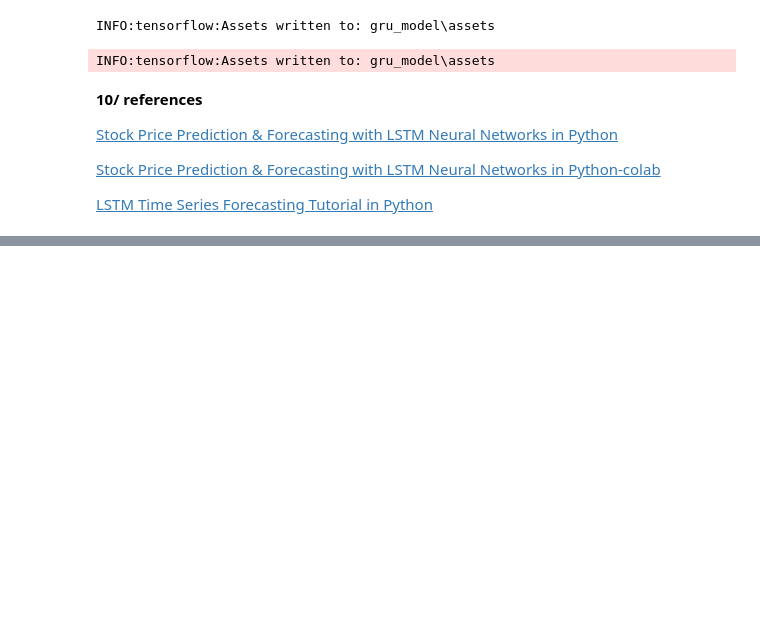
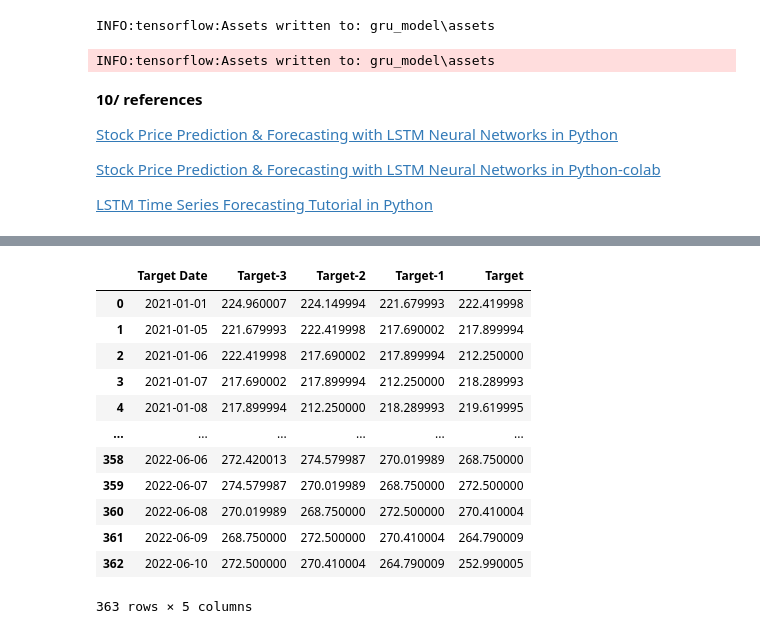
Before and after one commit to iteam1/predict-series-data-with-RNN, a Jupyter notebook: notebook.ipynb, the cells around one changed output, grey strips where cells are left out. Drawn from its saved outputs; the diff is of its cells as text; code cells hidden in the pictures; blank space fills up the shorter version.

```diff
--- a/notebook.ipynb
+++ b/notebook.ipynb
@@ -834,0 +851,15 @@ INFO:tensorflow:Assets written to: gru_model\assets
+# %%
+df1 = df.copy()
+df1 = df1[['Date','Close']]
+# %%
+def str_to_datetime(s):
+    '''
+    Convert string to datetime format
+    '''
+    split = s.split('-')
+    year,month,day = int(split[0]),int(split[1]),int(split[2])
+    return datetime.datetime(year= year,month=month, day=day)
+
+# test your function
+datetime_object = str_to_datetime(df1['Date'][0])
+datetime_object
@@ -834,0 +868,7 @@ INFO:tensorflow:Assets written to: gru_model\assets
+# %%
+# apply the function to 'Date' column
+df1['Date'] = df1['Date'].apply(str_to_datetime)
+# %%
+# set the index is Date column
+df1.index = df1.pop('Date')
+df1
@@ -834,0 +940,19 @@ INFO:tensorflow:Assets written to: gru_model\assets
+# %%
+seq_len = 3
+# Start day second time around: '2021-03-25'
+windowed_df = df_to_windowed_df(df1, '2021-01-01', '2022-06-10', n=seq_len)
+windowed_df
+# %% [output]
+|  | Target Date | Target-3 | Target-2 | Target-1 | Target |
+| 0 | 2021-01-01 | 224.960007 | 224.149994 | 221.679993 | 222.419998 |
+| 1 | 2021-01-05 | 221.679993 | 222.419998 | 217.690002 | 217.899994 |
+| 2 | 2021-01-06 | 222.419998 | 217.690002 | 217.899994 | 212.250000 |
+| 3 | 2021-01-07 | 217.690002 | 217.899994 | 212.250000 | 218.289993 |
+| 4 | 2021-01-08 | 217.899994 | 212.250000 | 218.289993 | 219.619995 |
+| ... | ... | ... | ... | ... | ... |
+| 358 | 2022-06-06 | 272.420013 | 274.579987 | 270.019989 | 268.750000 |
+| 359 | 2022-06-07 | 274.579987 | 270.019989 | 268.750000 | 272.500000 |
+| 360 | 2022-06-08 | 270.019989 | 268.750000 | 272.500000 | 270.410004 |
+| 361 | 2022-06-09 | 268.750000 | 272.500000 | 270.410004 | 264.790009 |
+| 362 | 2022-06-10 | 272.500000 | 270.410004 | 264.790009 | 252.990005 |
+363 rows × 5 columns
```
Also changed, not shown: parts of 13 cells of this notebook, 2 other files.
